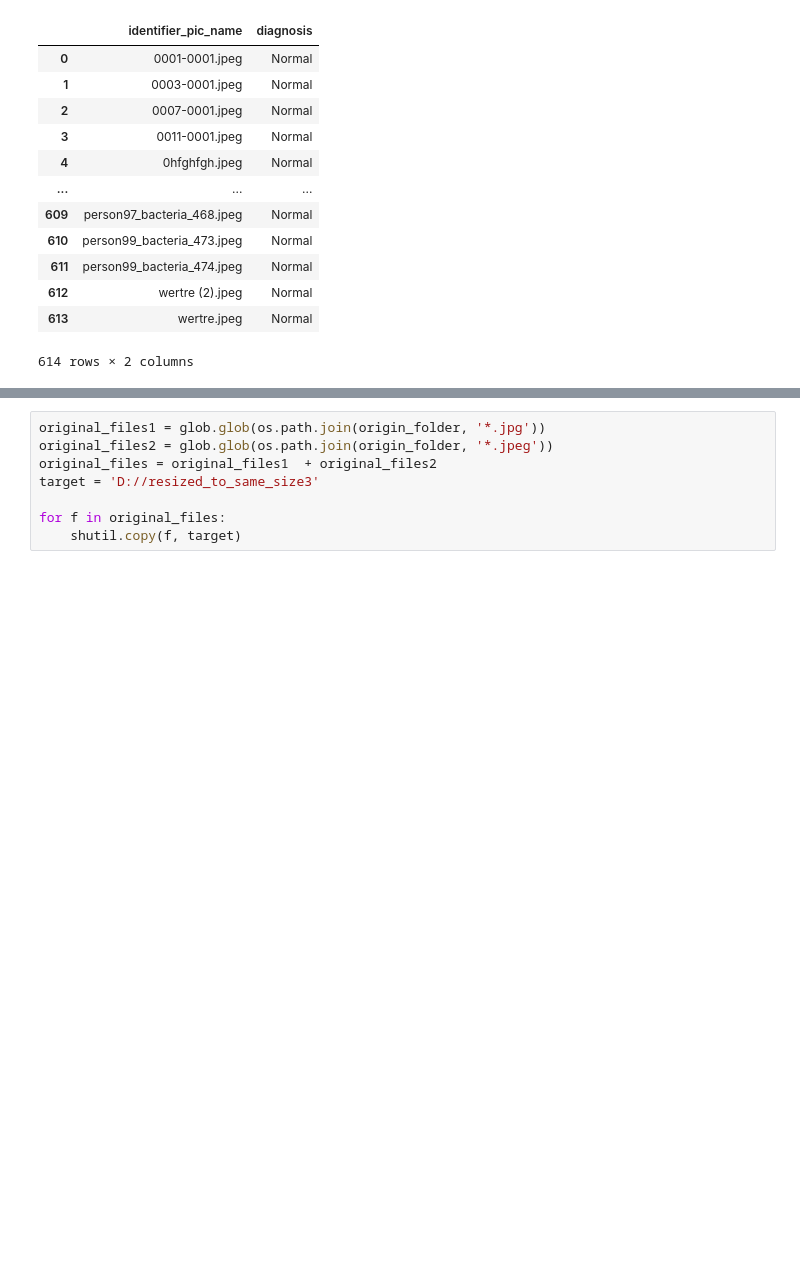
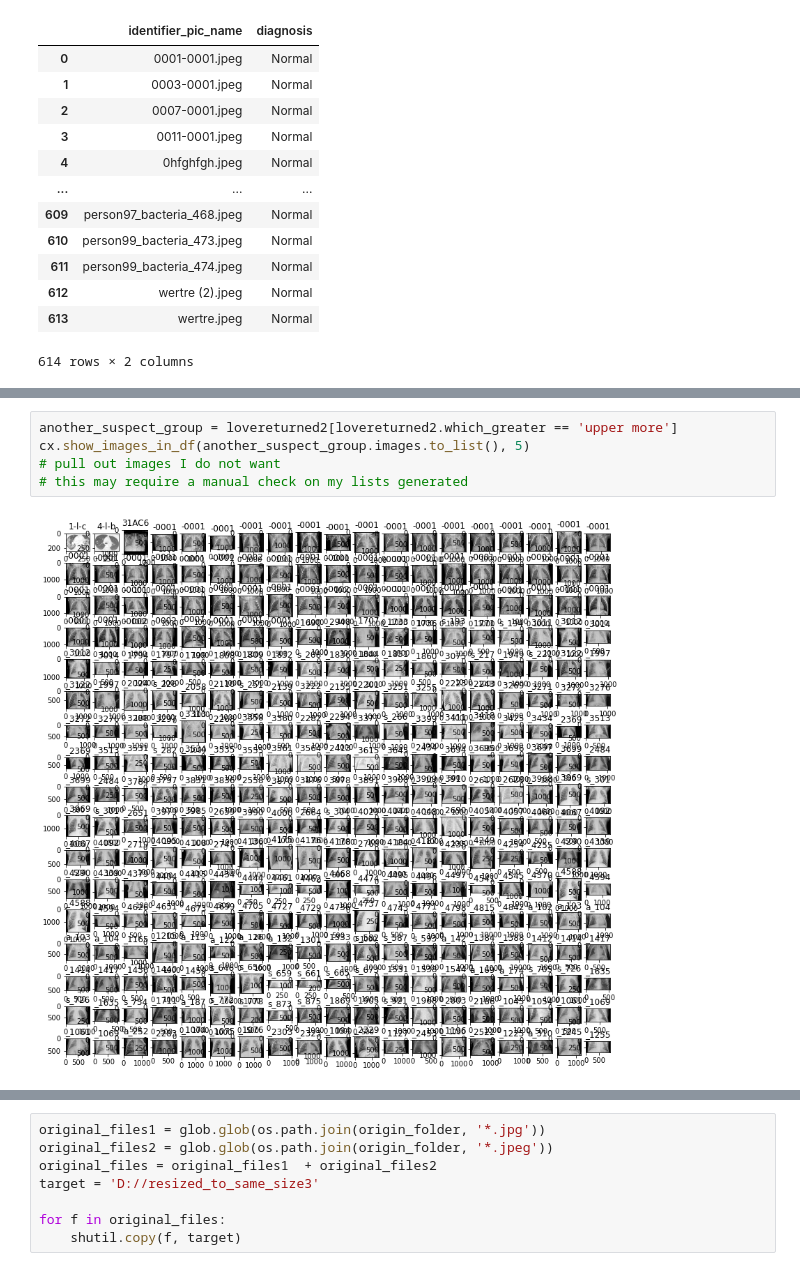
Before and after one commit to drcandacemakedamoore/cleanX, a Jupyter notebook: workflow_demo/cleanX_run_example.ipynb, the cells around one changed output, grey strips where cells are left out. Drawn from its saved outputs; the diff is of its cells as text; blank space fills up the shorter version.

```diff
--- a/workflow_demo/cleanX_run_example.ipynb
+++ b/workflow_demo/cleanX_run_example.ipynb
@@ -421,0 +420,7 @@ lovereturned2[lovereturned2.which_greater == 'upper more']
+# %%
+another_suspect_group = lovereturned2[lovereturned2.which_greater == 'upper more']
+cx.show_images_in_df(another_suspect_group.images.to_list(), 5)
+# pull out images I do not want
+# this may require a manual check on my lists generated
+# %% [output]
+[figure, added]
```
Also changed, not shown: parts of 53 cells of this notebook.
